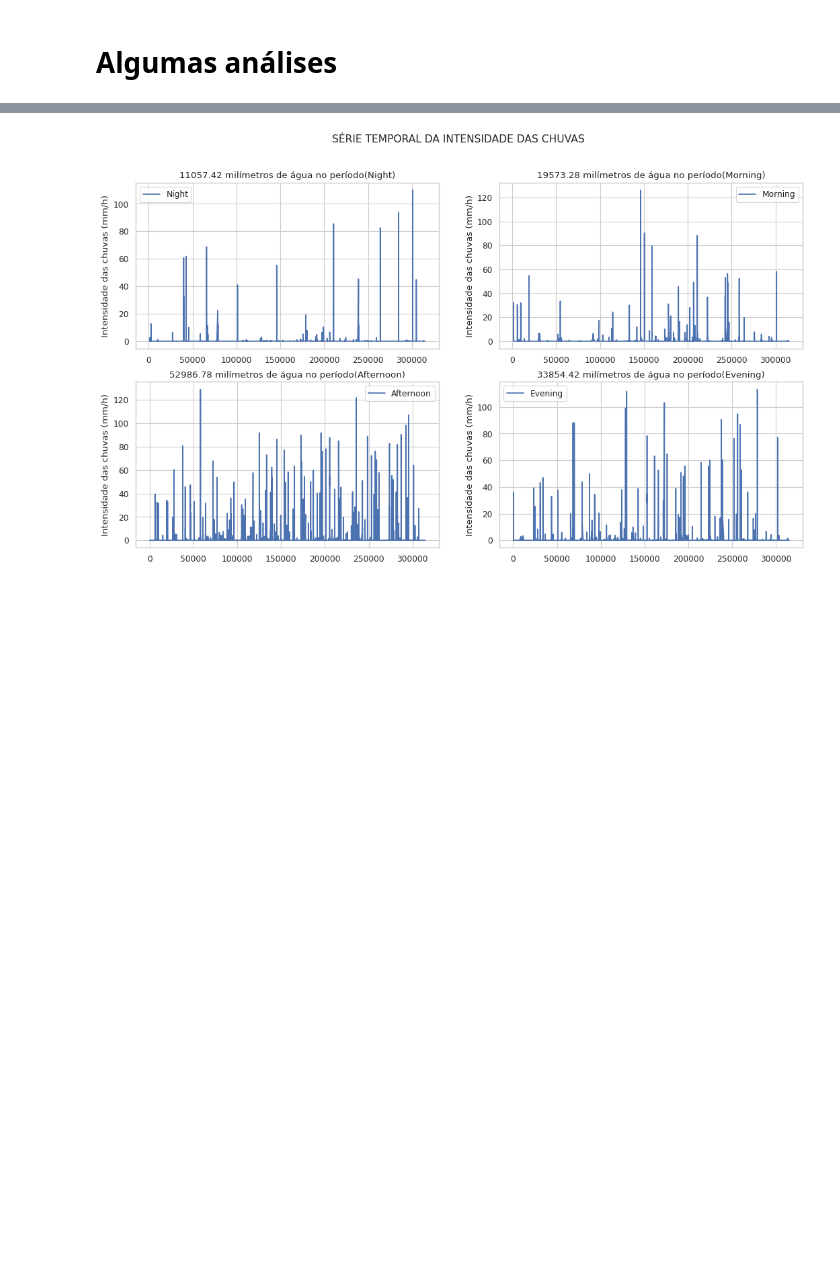
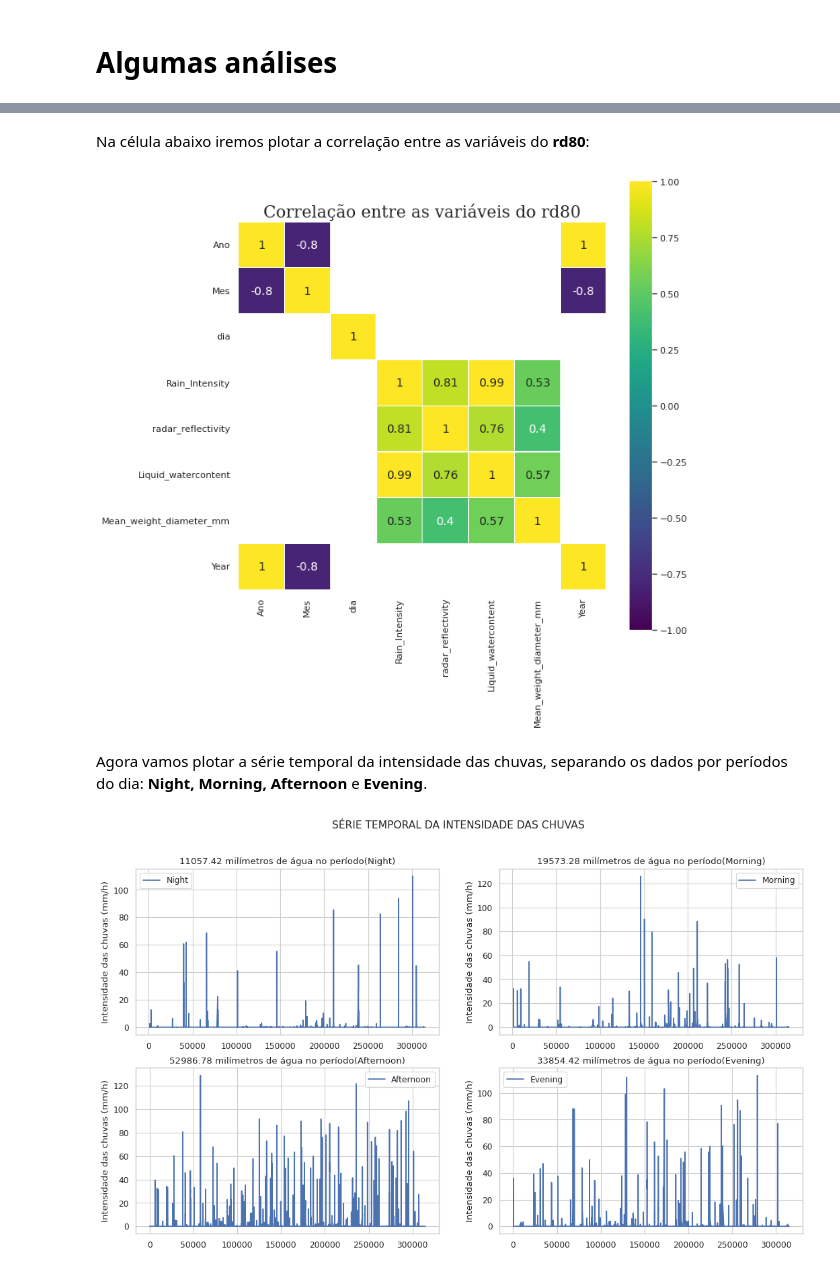
Before and after one commit to lourencocavalcante/Introduction-to-Data-Science, a Jupyter notebook: INPE_CAP394_2022_Atv01_Lourenco.ipynb, the cells around one changed output, grey strips where cells are left out. Cells and saved outputs as stored; diff of their text form; code cells hidden in the pictures; blank space fills up the shorter version.

```diff
--- a/INPE_CAP394_2022_Atv01_Lourenco.ipynb
+++ b/INPE_CAP394_2022_Atv01_Lourenco.ipynb
@@ -298,3 +317,14 @@ tot = df_rd80_joss.Rain_Intensity.loc[df_rd80_joss.session == 'Morning'].sum()
+# %% [markdown]
+Na célula abaixo iremos plotar a correlação entre as variáveis do **rd80**:
+# %%
+corr = df_rd80_joss.corr()
+plt.figure(figsize=(10, 10))
+plt.title('Correlação entre as variáveis do rd80', fontsize=20, fontfamily='serif')
+sns.heatmap(corr[(corr >= 0.30) | (corr <= -0.30)],cmap='viridis', vmax=1.0, vmin=-1.0, linewidths=0.1, annot=True, annot_kws={"size": 14}, square=True);
+# %% [output]
+[figure, added]
+# %% [markdown]
+Agora vamos plotar a série temporal da intensidade das chuvas, separando os dados por períodos do dia: **Night, Morning, Afternoon** e **Evening**.
 # %%
 labels=['Night','Morning','Afternoon','Evening']
 
```
Also changed, not shown: parts of 12 cells of this notebook.
